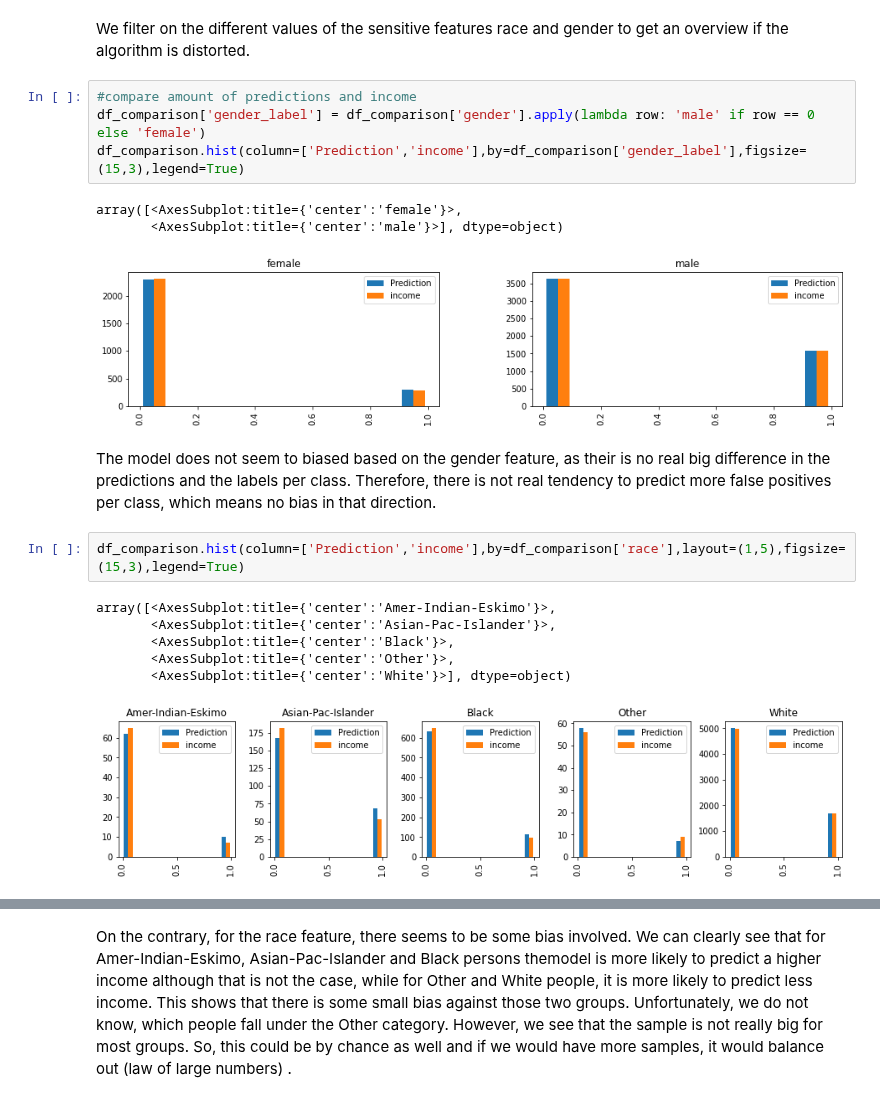
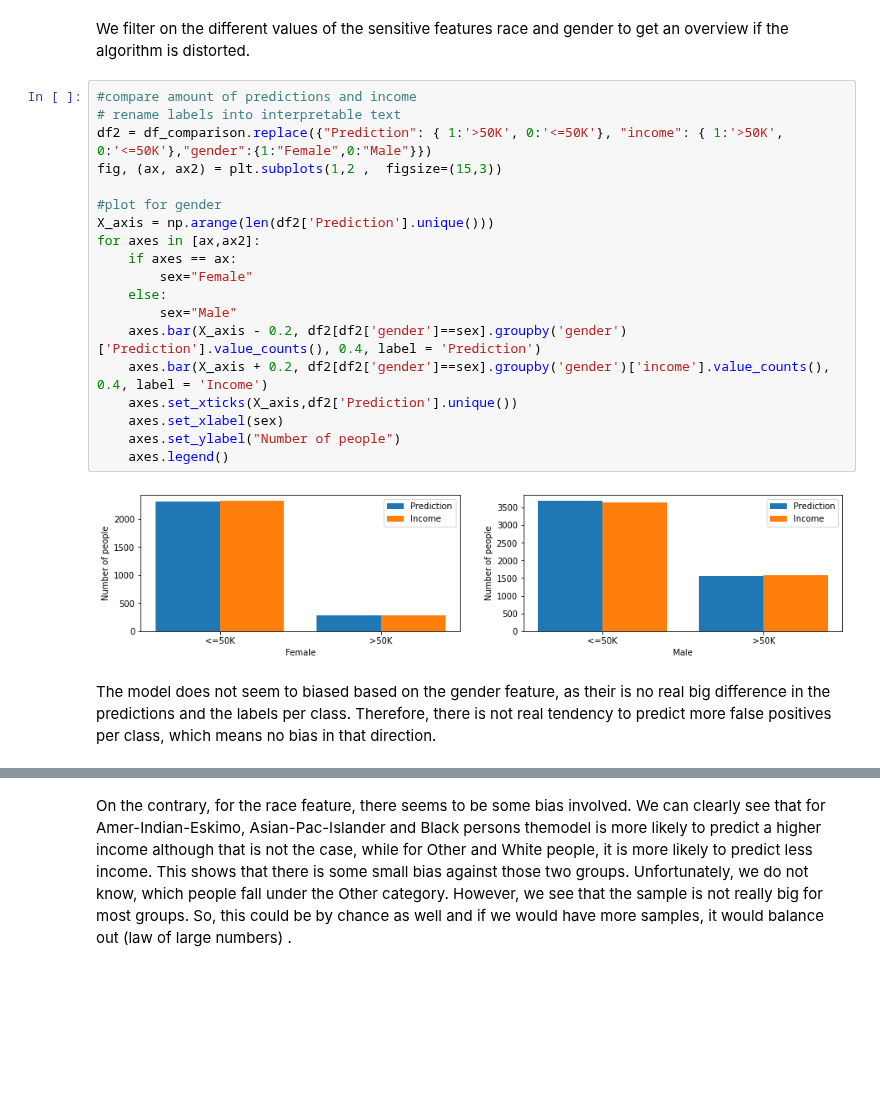
Before and after one commit to NiklasSabel/Industrial-Applications-of-Artificial-Intelligence, a Jupyter notebook: notebooks/Tertiary Sector/Finance_new.ipynb, the cells around one changed output, grey strips where cells are left out. Drawn from its saved outputs; the diff is of its cells as text; blank space fills up the shorter version.

Commit message:
Plots

```diff
--- a/notebooks/Tertiary Sector/Finance_new.ipynb
+++ b/notebooks/Tertiary Sector/Finance_new.ipynb
@@ -629,22 +629,26 @@ df_comparison.head()
 | 14601 | 24 | 13 | 0 | 0 | 0 | 20 | Local-gov | Bachelors | ... |
 # %% [markdown]
 We filter on the different values of the sensitive features race and gender to get an overview if the algorithm is distorted.
-# %%
-#compare amount of predictions and income
-df_comparison['gender_label'] = df_comparison['gender'].apply(lambda row: 'male' if row == 0 else 'female')
-df_comparison.hist(column=['Prediction','income'],by=df_comparison['gender_label'],figsize=(15,3),legend=True)
-# %% [output]
-array([<AxesSubplot:title={'center':'female'}>,
-       <AxesSubplot:title={'center':'male'}>], dtype=object)
-[figure, removed]
+# %%
+#compare amount of predictions and income
+# rename labels into interpretable text
+df2 = df_comparison.replace({"Prediction": { 1:'>50K', 0:'<=50K'}, "income": { 1:'>50K', 0:'<=50K'},"gender":{1:"Female",0:"Male"}})
+fig, (ax, ax2) = plt.subplots(1,2 ,  figsize=(15,3))
+
+#plot for gender
+X_axis = np.arange(len(df2['Prediction'].unique()))
+for axes in [ax,ax2]:
+    if axes == ax:
+        sex="Female"
+    else:
+        sex="Male"
+    axes.bar(X_axis - 0.2, df2[df2['gender']==sex].groupby('gender')['Prediction'].value_counts(), 0.4, label = 'Prediction')
+    axes.bar(X_axis + 0.2, df2[df2['gender']==sex].groupby('gender')['income'].value_counts(), 0.4, label = 'Income')
+    axes.set_xticks(X_axis,df2['Prediction'].unique())
+    axes.set_xlabel(sex)
+    axes.set_ylabel("Number of people")
+    axes.legend()
+# %% [output]
+[figure, added]
 # %% [markdown]
 The model does not seem to biased based on the gender feature, as their is no real big difference in the predictions and the labels per class. Therefore, there is not real tendency to predict more false positives per class, which means no bias in that direction.
-# %%
-df_comparison.hist(column=['Prediction','income'],by=df_comparison['race'],layout=(1,5),figsize=(15,3),legend=True)
-# %% [output]
-array([<AxesSubplot:title={'center':'Amer-Indian-Eskimo'}>,
-       <AxesSubplot:title={'center':'Asian-Pac-Islander'}>,
-       <AxesSubplot:title={'center':'Black'}>,
-       <AxesSubplot:title={'center':'Other'}>,
-       <AxesSubplot:title={'center':'White'}>], dtype=object)
-[figure, removed]
```
Also changed, not shown: parts of 14 cells of this notebook.
